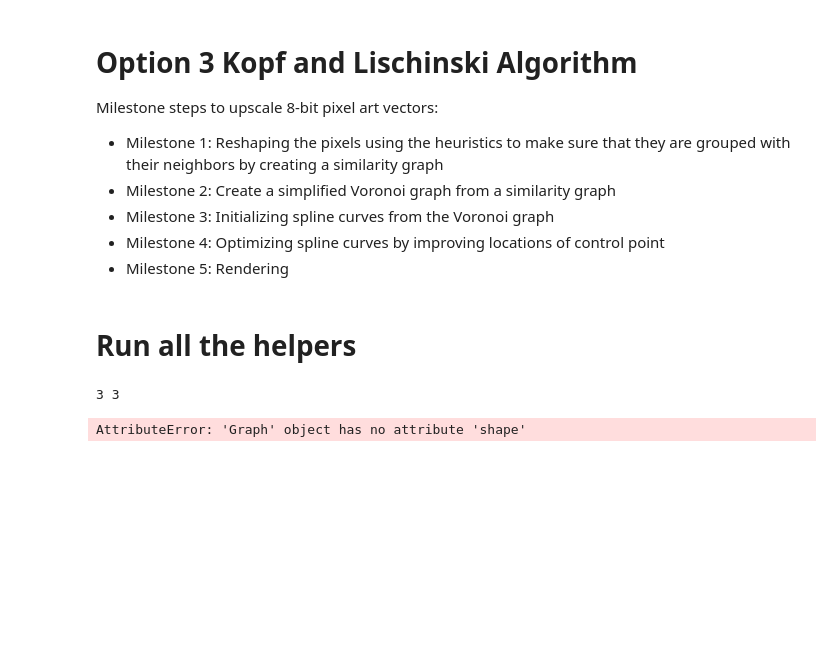
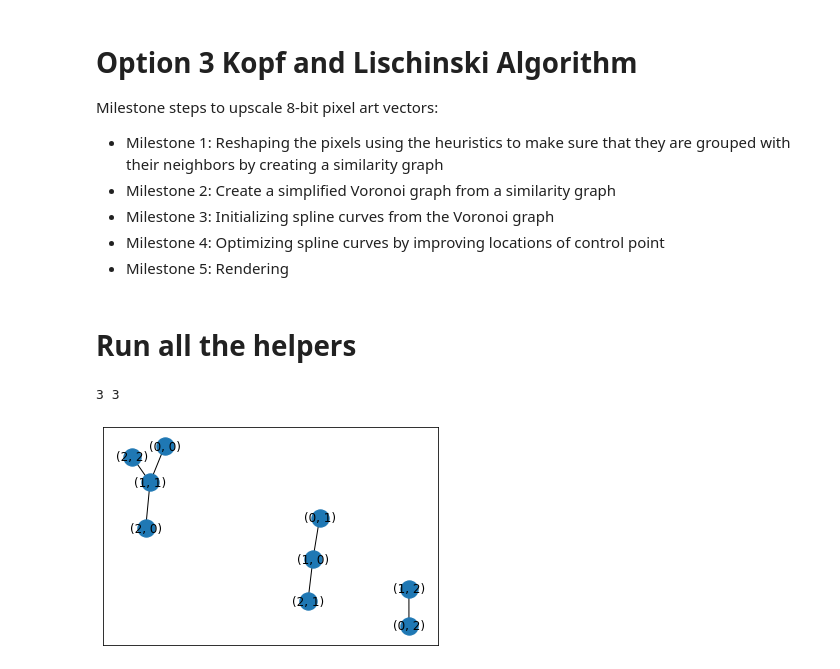
Before and after one commit to josephjkuang/pixel_art, a Jupyter notebook: Upscale.ipynb, the cells around one changed output. Cells and saved outputs as stored; diff of their text form; code cells hidden in the pictures; blank space fills up the shorter version.

Commit message:
fixed removing fully connected diagonals

```diff
--- a/Upscale.ipynb
+++ b/Upscale.ipynb
@@ -117,31 +117,12 @@ def kopf_equals(image, x1, y1, x2, y2):
 # %%
 # Convert to grayscale
 boo_file = './inputs/test.png'
 boo = cv2.imread(boo_file)
 
 graph = create_similarity_graph(boo)
-graph = remove_diagonal_connections(graph, boo)
+graph = remove_fully_connected_diagonals(graph, boo)
+
 networkx.draw_networkx(graph)
-fig, ax = plt.subplots(1, 1, figsize=(8, 6));
-plt.show()
-# pprint(im_g)
-# gray = cv2.imread("./inputs/boo.png", cv2.IMREAD_GRAY)
-
-
-
-
-# # Reshape the pixels using a similarity graph
-# similarity_graph = create_similarity_graph(gray)
-# voronoi_graph = create_voronoi_graph(similarity_graph)
-
-# # Initialize spline curves from the Voronoi graph
-# spline_curves = initialize_spline_curves(voronoi_graph)
-
-# # Optimize the spline curves
-# optimized_spline_curves = optimize_spline_curves(spline_curves)
-
-# # Render the resulting image to an SVG file
-# svg_output = render_image(optimized_spline_curves)
 # %% [output]
 3 3
-AttributeError: 'Graph' object has no attribute 'shape'
+[figure, added]
```
Also changed, not shown: parts of 1 cell of this notebook.
